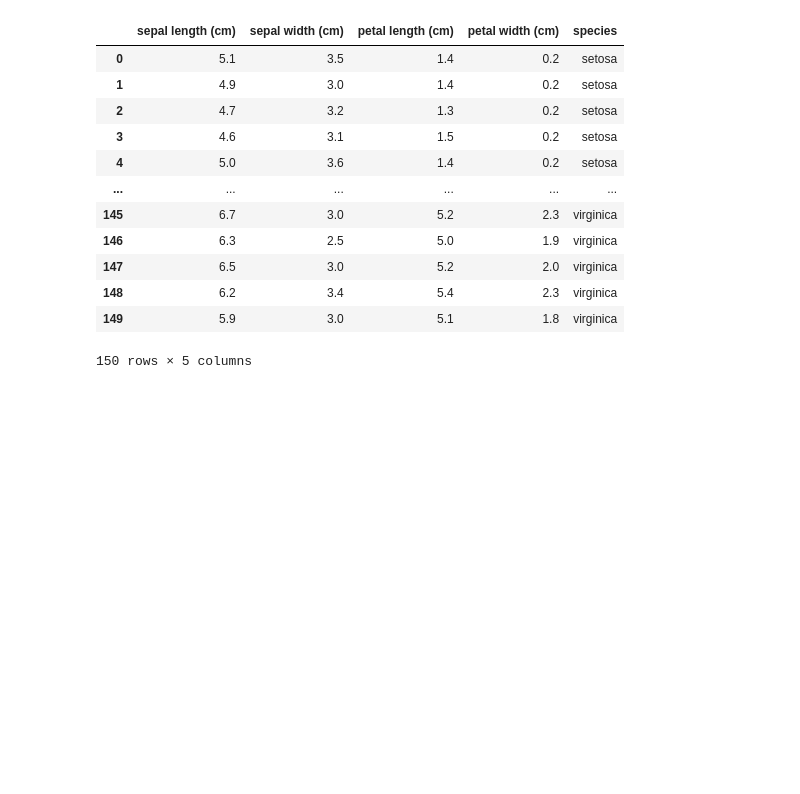
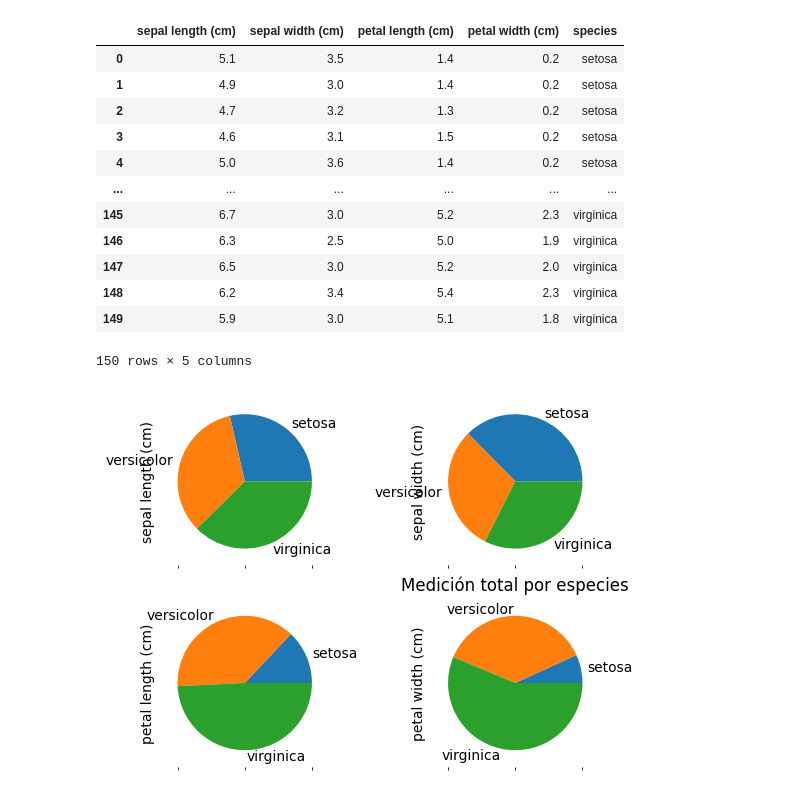
Before and after one commit to DanielSajvin/Ciencia-de-datos, a Jupyter notebook: Python/clase.ipynb, the cells around one changed output. Drawn from its saved outputs; the diff is of its cells as text; code cells hidden in the pictures; blank space fills up the shorter version.

```diff
--- a/Python/clase.ipynb
+++ b/Python/clase.ipynb
@@ -35,3 +35,12 @@ plt.title('Desgloce por: ' + var, fontsize=25)
 
 plt.savefig('desglose_por_' + var + '.jpg')
 plt.close()
+# %%
+sums_by_species = df.groupby('species').sum()
+
+# resumen por especie, sin filtrar columna
+sums_by_species.plot(kind='pie', subplots=True, layout=(2,2), legend=False)
+plt.title('Medición total por especies')
+plt.show()
+# %% [output]
+[figure, added]
```
Also changed, not shown: parts of 1 cell of this notebook.
